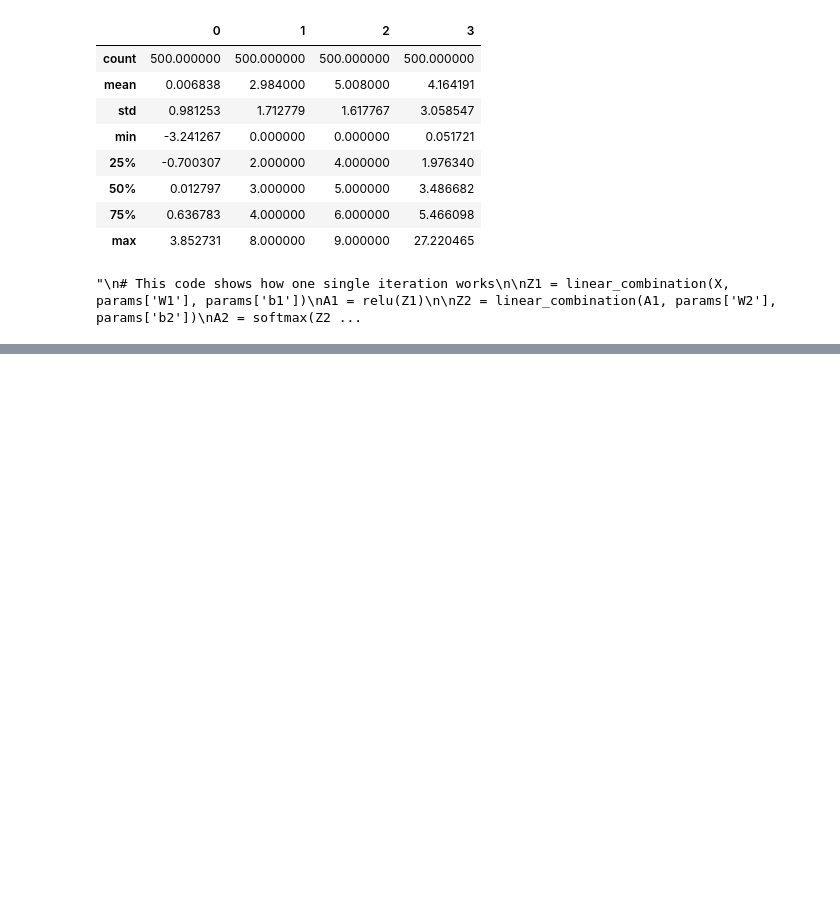
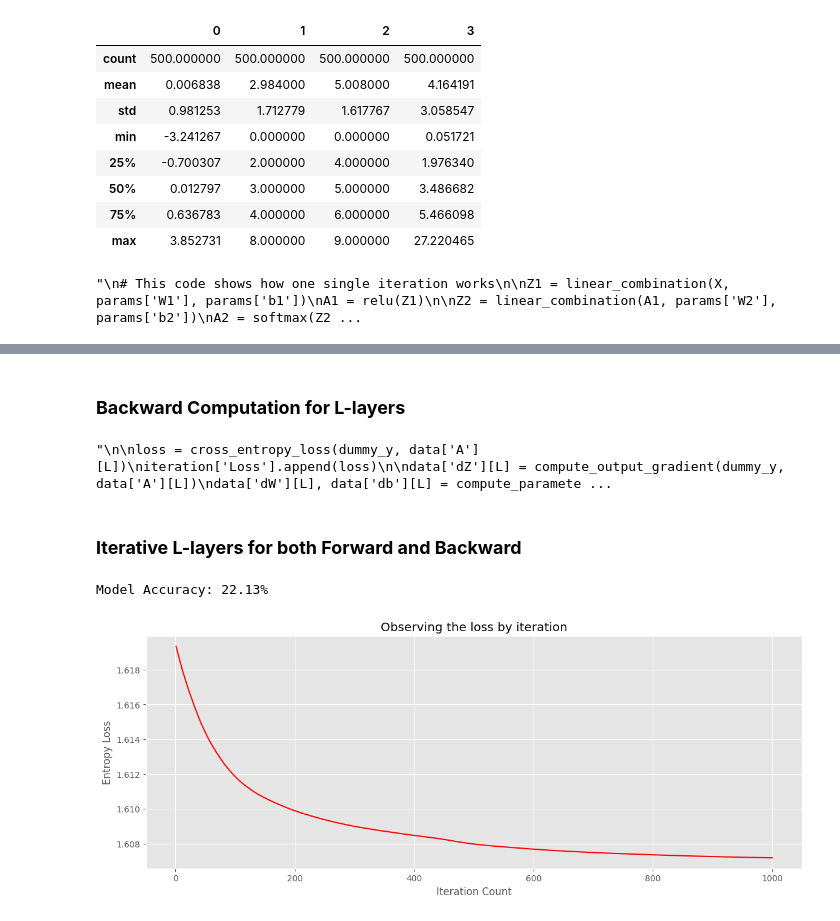
Before and after one commit to MJwd-Hasan/nn, a Jupyter notebook: nn.ipynb, the cells around one changed output, grey strips where cells are left out. Cells and saved outputs as stored; diff of their text form; code cells hidden in the pictures; blank space fills up the shorter version.

```diff
--- a/nn.ipynb
+++ b/nn.ipynb
@@ -332,0 +453,74 @@ Output Result (Category): [2]
+# %% [markdown]
+### **Backward Computation for L-layers**
+# %%
+'''
+
+loss = cross_entropy_loss(dummy_y, data['A'][L])
+iteration['Loss'].append(loss)
+
+data['dZ'][L] = compute_output_gradient(dummy_y, data['A'][L])
+data['dW'][L], data['db'][L] = compute_parameter_gradients(data['dZ'][L], data['A'][L-1])
+for l in range(L-1, 0, -1):
+    dA = data['W'][l+1].T @ data['dZ'][l+1]
+    data['dZ'][l] = dA * relu_backward(data['Z'][l])
+    data['dW'][l], data['db'][l] = compute_parameter_gradients(data['dZ'][l], data['A'][l-1])
+
+for l in range(1, L+1):
+    data['W'][l] = np.random.randn(n_out, n_in) * np.sqrt(2.0 / n_in)
+    data['b'][l] = np.zeros((n_out, 1))
+
+'''
+# %% [output]
+"\n\nloss = cross_entropy_loss(dummy_y, data['A'][L])\niteration['Loss'].append(loss)\n\ndata['dZ'][L] = compute_output_gradient(dummy_y, data['A'][L])\ndata['dW'][L], data['db'][L] = compute_paramete ...
+# %% [markdown]
+### **Iterative L-layers for both Forward and Backward**
+# %%
+max_iter = 1000
+pbar = tqdm(range(max_iter), desc="Converging Neural Network")
+learning_rate = 0.01
+
+for i in pbar:
+
+    for l in range(1, L):
+        data['Z'][l] = linear_combination(data['A'][l-1], data['W'][l], data['b'][l])
+        data['A'][l] = relu(data['Z'][l])
+
+    # Output layer (L)
+    data['Z'][L] = linear_combination(data['A'][L-1], data['W'][L], data['b'][L])
+    data['A'][L] = softmax(data['Z'][L])
+
+    loss = cross_entropy_loss(dummy_y, data['A'][L])
+    iteration['Loss'].append(loss)
+
+    data['dZ'][L] = compute_output_gradient(dummy_y, data['A'][L])
+    data['dW'][L], data['db'][L] = compute_parameter_gradients(data['dZ'][L], data['A'][L-1])
+    for l in range(L-1, 0, -1):
+        dA = data['W'][l+1].T @ data['dZ'][l+1]
+        data['dZ'][l] = dA * relu_backward(data['Z'][l])
+        data['dW'][l], data['db'][l] = compute_parameter_gradients(data['dZ'][l], data['A'][l-1])
+
+    for l in range(1, L+1):
+        data['W'][l] -= learning_rate * data['dW'][l]
+        data['b'][l] -= learning_rate * data['db'][l]
+
+    iteration['Count'].append(i+1)
+    pbar.set_postfix({'loss': loss})
+# %%
+
+true_classes = np.argmax(dummy_y, axis=0)
+predicted_classes = np.argmax(data['A'][L], axis=0)
+accuracy = np.mean(true_classes == predicted_classes) * 100
+print(f'\nModel Accuracy: {accuracy:.2f}%')
+# %% [output]
+Model Accuracy: 22.13%
+# %%
+final_iteration = iteration.copy()
+fig, ax = plt.subplots(1, 1, figsize=(14, 5))
+plt.style.use('ggplot')
+sns.lineplot(x = final_iteration['Count'], y = final_iteration['Loss'], color = 'red')
+plt.title('Observing the loss by iteration')
+plt.xlabel('Iteration Count')
+plt.ylabel('Entropy Loss')
+plt.show()
+# %% [output]
+[figure, added]
```
Also changed, not shown: parts of 18 cells of this notebook.
